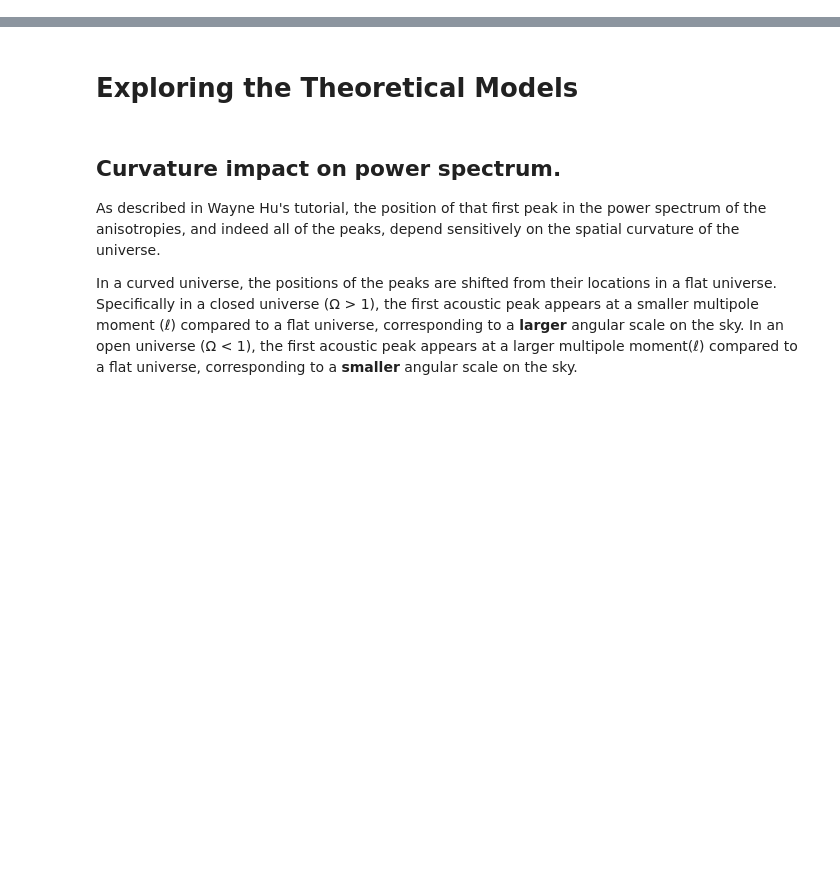
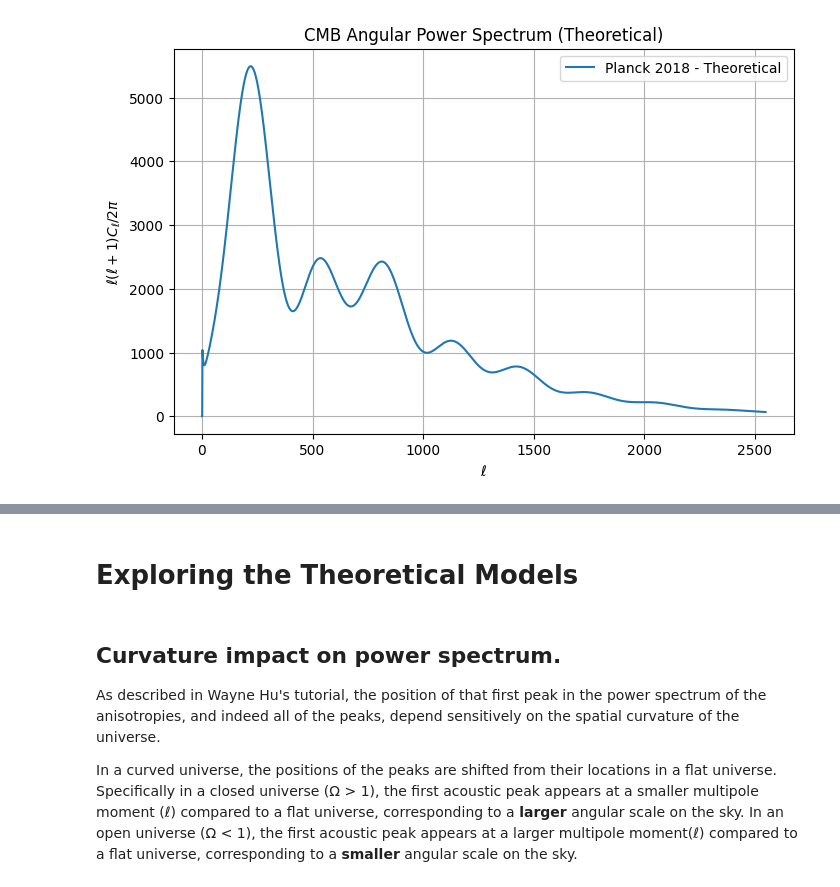
Before and after one commit to jeffrwatts/astronomy-notebooks, a Jupyter notebook: Cosmic Microwave Background.ipynb, the cells around one changed output, grey strips where cells are left out. Saved outputs shown, nothing was run; the diff lists cells and outputs as text; code cells hidden in the pictures; blank space fills up the shorter version.

```diff
--- a/Cosmic Microwave Background.ipynb
+++ b/Cosmic Microwave Background.ipynb
@@ -20,0 +87,12 @@ lmax = 2500  # Maximum multipole to consider for observation and theoretical mod
+# %%
+# Plot the angular power spectrum
+plt.figure(figsize=(8, 5))
+plt.plot(ell_Planck18, cl_Planck18, label='Planck 2018 - Theoretical')
+plt.xlabel("$\ell$")
+plt.ylabel("$\ell (\ell + 1) C_\ell / 2\pi$")
+plt.title("CMB Angular Power Spectrum (Theoretical)")
+plt.legend()
+plt.grid()
+plt.show()
+# %% [output]
+[figure, added]
```
Also changed, not shown: parts of 23 cells of this notebook, 1 other file.
